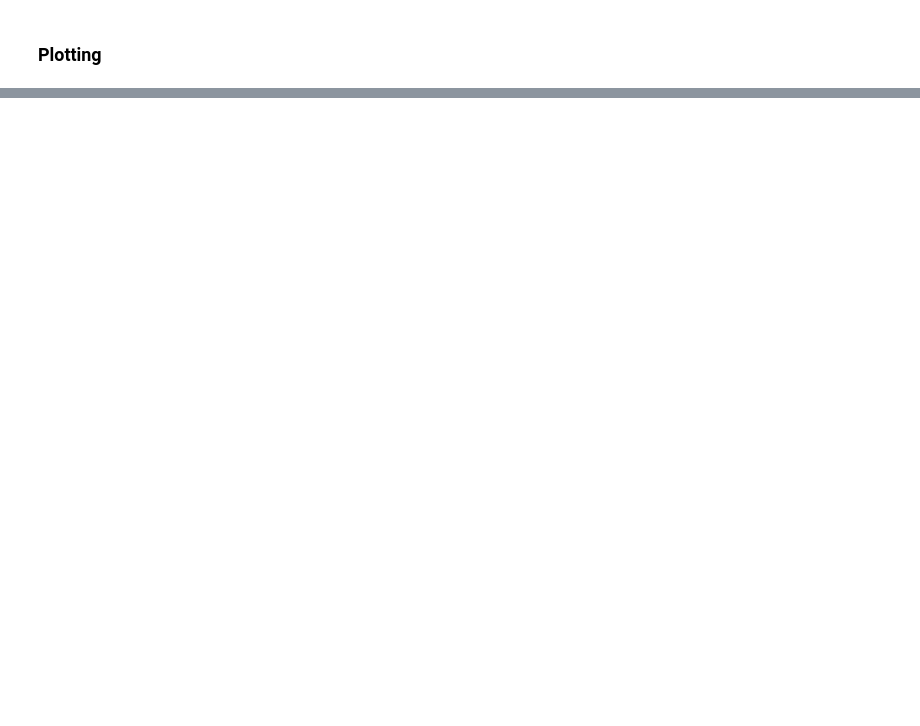
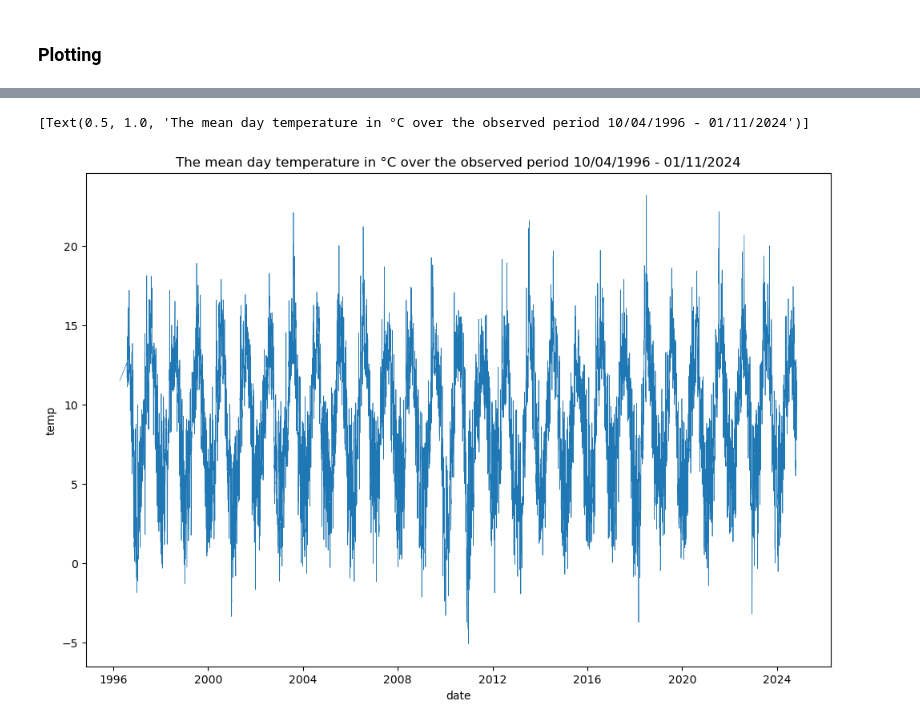
Before and after one commit to lmacakova/PFDA, a Jupyter notebook: pfda_assignments/assignment6.ipynb, the cells around one changed output, grey strips where cells are left out. Cells and saved outputs as stored; diff of their text form; code cells hidden in the pictures; blank space fills up the shorter version.

```diff
--- a/pfda_assignments/assignment6.ipynb
+++ b/pfda_assignments/assignment6.ipynb
@@ -105,0 +198,8 @@ Name: count, dtype: int64
+# %%
+df_day_mean=df.resample("1d").mean()
+# %%
+plt.figure(figsize=(12, 8), )
+sns.lineplot(x=df_day_mean.index, y=df_day_mean['temp'], linewidth=0.5, ).set(title='The mean day temperature in °C over the observed period 10/04/1996 - 01/11/2024')
+# %% [output]
+[Text(0.5, 1.0, 'The mean day temperature in °C over the observed period 10/04/1996 - 01/11/2024')]
+[figure, added]
```
Also changed, not shown: parts of 43 cells of this notebook, 5 other files.
